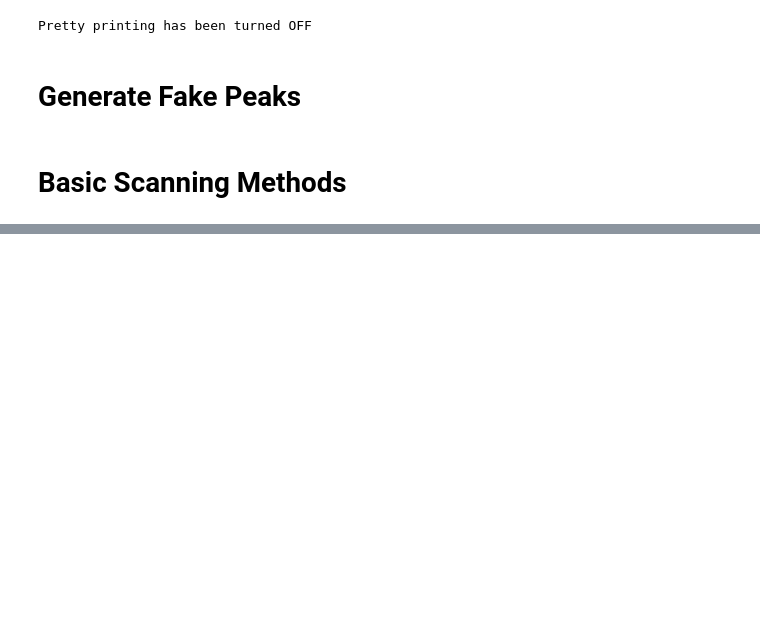
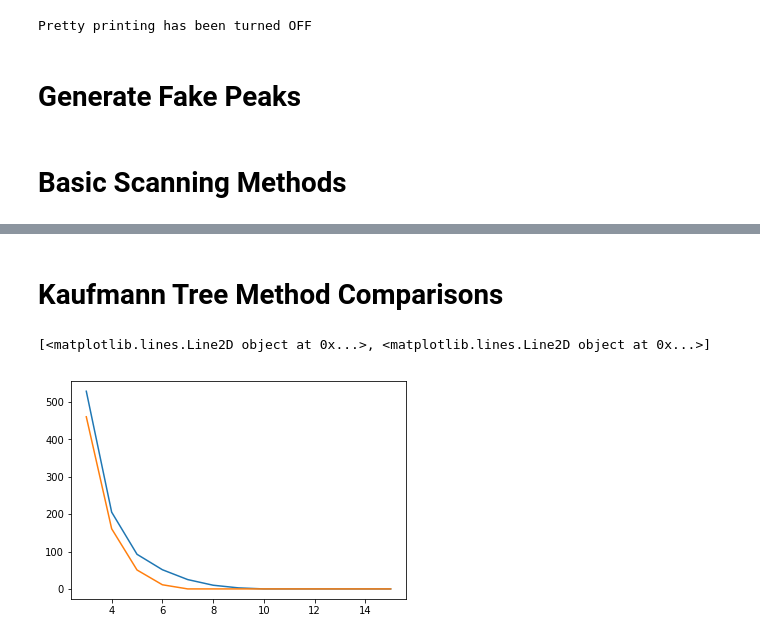
Before and after one commit to sdrogers/clms, a Jupyter notebook: Simulator/notebooks/Vinny_Test.ipynb, the cells around one changed output, grey strips where cells are left out. Cells and saved outputs as stored; diff of their text form; code cells hidden in the pictures; blank space fills up the shorter version.

```diff
--- a/Simulator/notebooks/Vinny_Test.ipynb
+++ b/Simulator/notebooks/Vinny_Test.ipynb
@@ -192,0 +142,11 @@ x[0+i*1]
+# %% [markdown]
+# Kaufmann Tree Method Comparisons
+# %%
+Data_test3=Sample_Dataset('../../../beer_data/peak_sampler_4_beers.p',20,1)
+num_extra_bins=7
+test1=Dia_Kaufmann(Data_test3,64,"even","tree",extra_bins=num_extra_bins)
+test2=Dia_Kaufmann(Data_test3,64,"percentile","tree",extra_bins=num_extra_bins)
+plt.plot(range(3,9+num_extra_bins), test1.entropy(2)[0][2:],range(3,9+num_extra_bins), test2.entropy(2)[0][2:])
+# %% [output]
+[<matplotlib.lines.Line2D object at 0x...>, <matplotlib.lines.Line2D object at 0x...>]
+[figure, added]
```
Also changed, not shown: parts of 21 cells of this notebook, 6 other files.
